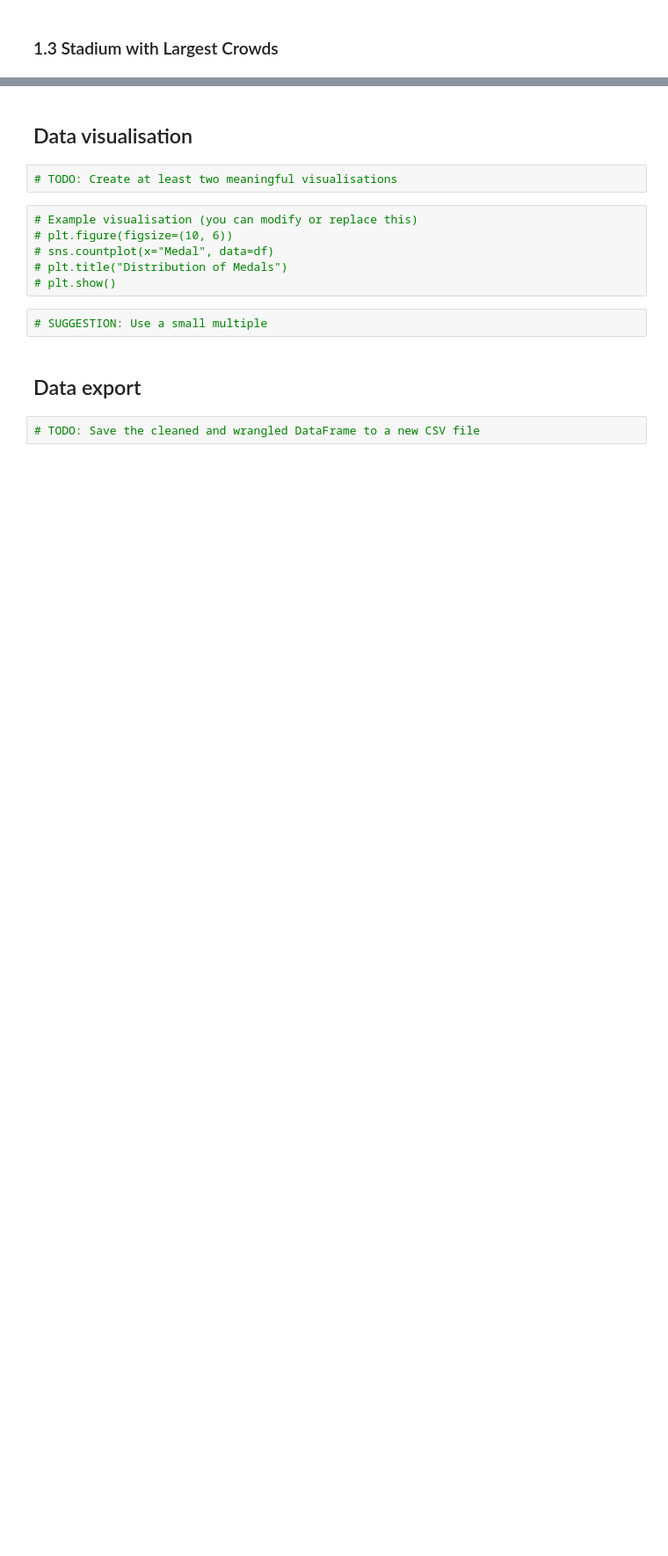
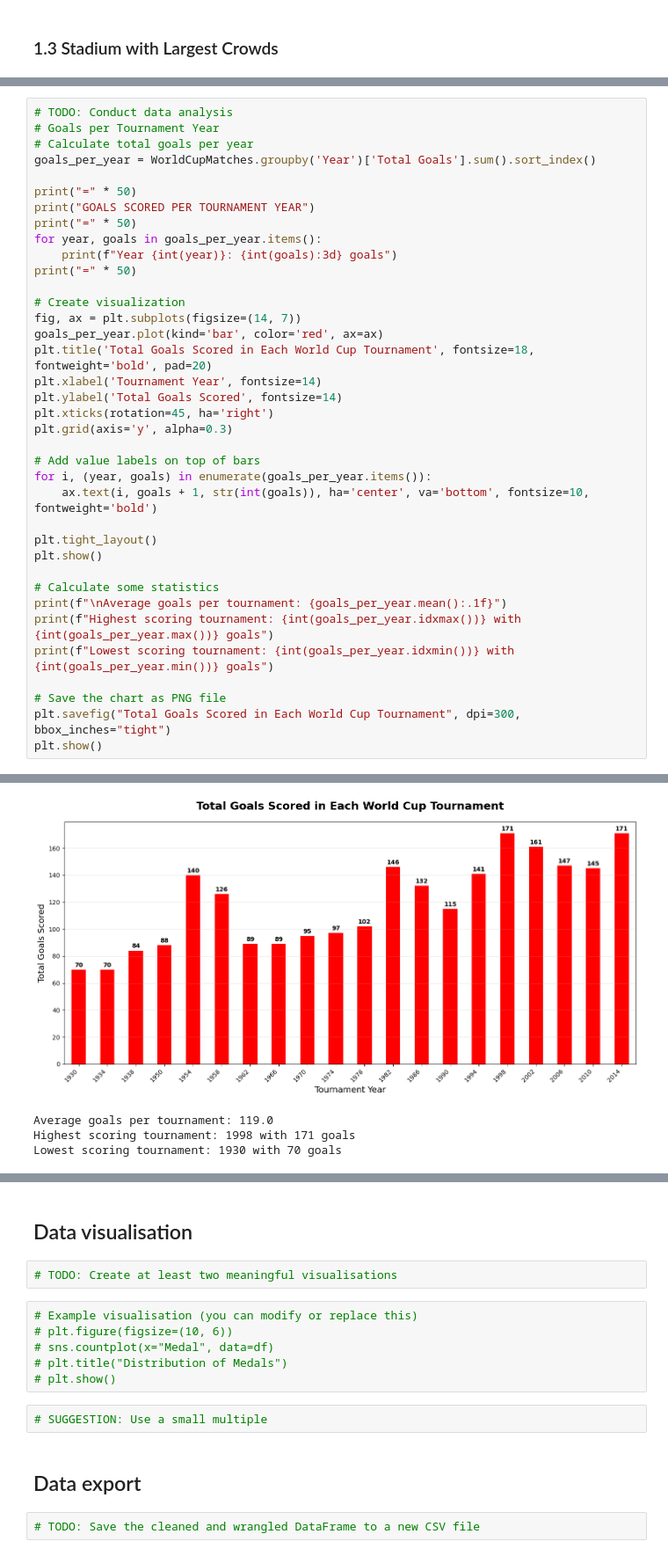
Before and after one commit to 99DJ89/MN5813--Individual--project--FIFA-WORLDCUPS, a Jupyter notebook: MN5813 Individual project .ipynb, the cells around one changed output, grey strips where cells are left out. Shown at 88% size. Saved outputs shown, nothing was run; the diff lists cells and outputs as text; blank space fills up the shorter version.

```diff
--- a/MN5813 Individual project .ipynb
+++ b/MN5813 Individual project .ipynb
@@ -635,0 +649,38 @@ Stage: Group 6
+# %%
+# TODO: Conduct data analysis
+# Goals per Tournament Year
+# Calculate total goals per year
+goals_per_year = WorldCupMatches.groupby('Year')['Total Goals'].sum().sort_index()
+
+print("=" * 50)
+print("GOALS SCORED PER TOURNAMENT YEAR")
+print("=" * 50)
+for year, goals in goals_per_year.items():
+    print(f"Year {int(year)}: {int(goals):3d} goals")
+print("=" * 50)
+
+# Create visualization
+fig, ax = plt.subplots(figsize=(14, 7))
+goals_per_year.plot(kind='bar', color='red', ax=ax)
+plt.title('Total Goals Scored in Each World Cup Tournament', fontsize=18, fontweight='bold', pad=20)
+plt.xlabel('Tournament Year', fontsize=14)
+plt.ylabel('Total Goals Scored', fontsize=14)
+plt.xticks(rotation=45, ha='right')
+plt.grid(axis='y', alpha=0.3)
+
+# Add value labels on top of bars
+for i, (year, goals) in enumerate(goals_per_year.items()):
+    ax.text(i, goals + 1, str(int(goals)), ha='center', va='bottom', fontsize=10, fontweight='bold')
+
+plt.tight_layout()
+plt.show()
+
+# Calculate some statistics
+print(f"\nAverage goals per tournament: {goals_per_year.mean():.1f}")
+print(f"Highest scoring tournament: {int(goals_per_year.idxmax())} with {int(goals_per_year.max())} goals")
+print(f"Lowest scoring tournament: {int(goals_per_year.idxmin())} with {int(goals_per_year.min())} goals")
+
+# Save the chart as PNG file
+plt.savefig("Total Goals Scored in Each World Cup Tournament", dpi=300, bbox_inches="tight")
+plt.show()
+# %% [output]
@@ -635,0 +704,4 @@ Stage: Group 6
+[figure, added]
+Average goals per tournament: 119.0
+Highest scoring tournament: 1998 with 171 goals
+Lowest scoring tournament: 1930 with 70 goals
```
Also changed, not shown: parts of 25 cells of this notebook, 4 other files.
